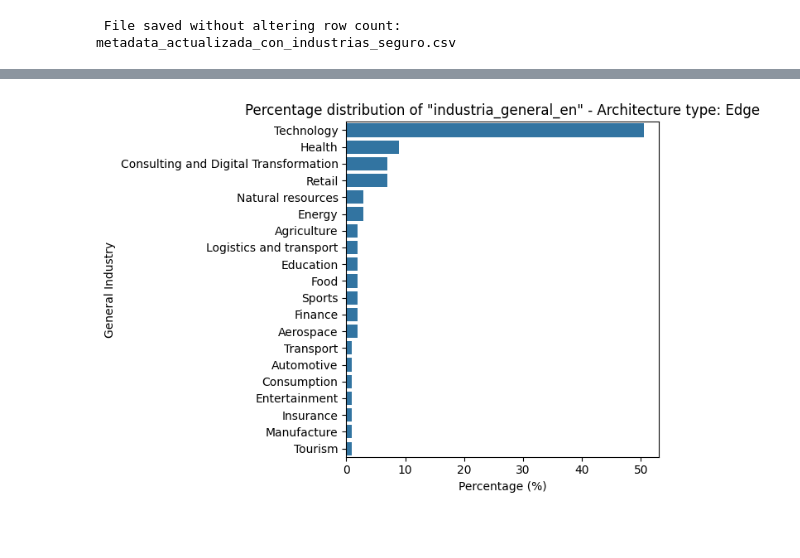
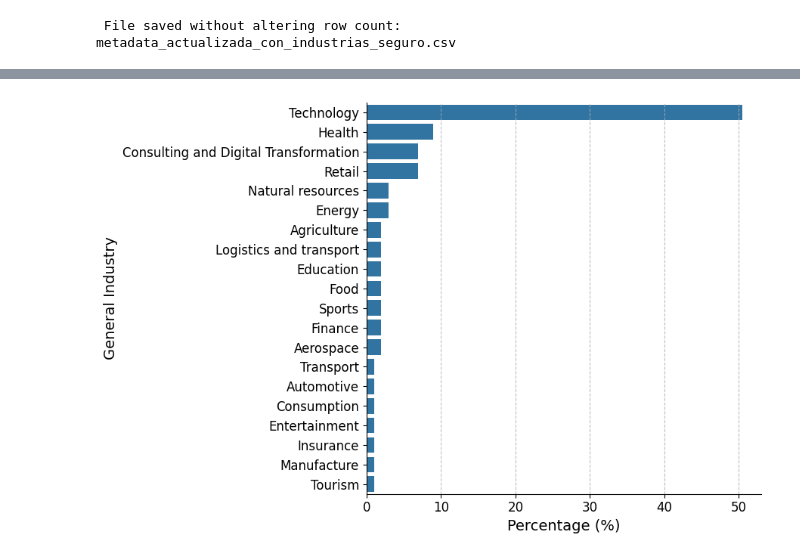
Before and after one commit to disel-espol/hpc-and-edge-cloud-architectures, a Jupyter notebook: hpc_n_edge_clouds_archs_ipynb.ipynb, the cells around one changed output, grey strips where cells are left out. Drawn from its saved outputs; the diff is of its cells as text; code cells hidden in the pictures; blank space fills up the shorter version.

Commit message:
update image
update image

```diff
--- a/hpc_n_edge_clouds_archs_ipynb.ipynb
+++ b/hpc_n_edge_clouds_archs_ipynb.ipynb
@@ -1913,14 +1908,29 @@ print(" File saved without altering row count: metadata_actualizada_con_industri
 import pandas as pd
 import matplotlib.pyplot as plt
 import seaborn as sns
+import matplotlib
+
+# --- Confgs Global ---
+matplotlib.rcParams.update({
+    'font.family': 'DejaVu Sans',
+    'font.size': 10
+})
+
+# --- Cplors per archs ---
+ARCH_COLORS = {
+    "Edge": "#1F77B4",
+    "HPC": "#D62728",
+    "Edge+HPC": "#9467BD",
+    "None": "#FF7F0E"
+}
 
 # --- Load file ---
-metadata_path = '/content/metadata_actualizada_con_industrias_seguro.csv'  # Adjust if necessary
+metadata_path = '/content/metadata_actualizada_con_industrias_seguro.csv'
 df = pd.read_csv(metadata_path)
 
 # --- Ensure required columns ---
 df['tipo_arquitectura'] = df['tipo_arquitectura'].fillna('None')
-df['industria_general_en'] = df['industria_general_en'].fillna('Sin industria')
+df['industria_general_en'] = df['industria_general_en'].fillna('Unknown')
 
 # --- Architecture types ---
 tipos = ['Edge', 'HPC', 'Edge+HPC', 'None']
@@ -1939,31 +1949,67 @@ for tipo in tipos:
     porcentajes_dict[tipo] = porcentaje
 
     # Percentage distribution chart
-    plt.figure(figsize=(7, 5))
-    sns.barplot(x=porcentaje.values, y=porcentaje.index)
-    plt.title(f'Percentage distribution of "industria_general_en" - Architecture type: {tipo}')
+    fig = plt.figure(figsize=(9, 6))
+    sns.barplot(x=porcentaje.values, y=porcentaje.index,
+                color=ARCH_COLORS.get(tipo, "#CCCCCC"))
+
+#    plt.title(f'Percentage distribution of industries - Architecture: {tipo}')
     plt.xlabel('Percentage (%)')
     plt.ylabel('General Industry')
+    plt.grid(axis='x', linestyle='--', alpha=0.8)
     plt.tight_layout()
+    plt.savefig(f'/content/industria_{tipo}_full.eps', format='eps')
     plt.show()
+    plt.close()
 
-    # Top N industries chart
-    top_n = 10
-    plt.figure(figsize=(7,5))
-    sns.barplot(x=porcentaje.head(top_n).values, y=porcentaje.head(top_n).index)
-    plt.title(f'Top {top_n} industries (percentage) - Architecture type: {tipo}')
+    # Add a subplot to the figure, which returns the axes object
+    ax = fig.add_subplot(111) # 111 means 1 row, 1 column, 1st subplot
+
+    # Estética
+    ax.spines['top'].set_visible(False)
+    ax.spines['right'].set_visible(False)
+    ax.spines['left'].set_visible(True)
+    ax.spines['bottom'].set_visible(True)
+    ax.xaxis.grid(True, linestyle='--', alpha=0.5)
+    ax.yaxis.grid(False)
+
+    # ---TOP 5 ---
+    top_n = 5
+    plt.figure(figsize=(4, 4))
+    fig, ax = plt.subplots()
+    sns.barplot(x=porcentaje.head(top_n).values,
+                y=porcentaje.head(top_n).index,
+                color=ARCH_COLORS.get(tipo, "#CCCCCC"))
+
+    # Aesthetics
+    plt.rcParams['axes.spines.left'] = True
+    plt.rcParams['axes.spines.right'] = False
+    plt.rcParams['axes.spines.top'] = False
+    plt.rcParams['axes.spines.bottom'] = True
+    ax.set_ylabel("")
+
+    plt.rc('axes', labelsize=14) # Set label font size
+    plt.rc('xtick', labelsize=12) # Set x-tick label font size
+    plt.rc('ytick', labelsize=12) # Set y-tick label font size
+
+#    plt.title(f'Top {top_n} industries - Architecture: {tipo}')
     plt.xlabel('Percentage (%)')
-    plt.ylabel('General Industry')
+#    plt.ylabel('Industry')
+#    plt.axes().axes.get_yaxis().get_label().set_visible(False)
+    plt.grid(axis='x', linestyle='--', alpha=0.8)
     plt.tight_layout()
+    plt.savefig(f'/content/industria_{tipo}_top5.eps', format='eps')
     plt.show()
+    plt.close()
 
-# --- Display absolute counts table ---
+# --- Export resulting DataFrames ---
 conteos_df = pd.DataFrame(conteos_dict).fillna(0).astype(int)
-print(" Absolute count table by industria_general_en:")
-display(conteos_df)
+porcentajes_df = pd.DataFrame(porcentajes_dict).fillna(0).round(2)
 
-# --- Display percentages table ---
-porcentajes_df = pd.DataFrame(porcentajes_dict).fillna(0).round(2)
-print(" Percentage table by industria_general_en:")
-display(porcentajes_df)
+conteos_df.to_csv('/content/conteos_industrias_por_tipo.csv')
+porcentajes_df.to_csv('/content/porcentajes_industrias_por_tipo.csv')
+
+print(" Archivos exportados:")
+print("- conteos_industrias_por_tipo.csv")
+print("- porcentajes_industrias_por_tipo.csv")
 # %% [output]
@@ -1970 +2017 @@ display(porcentajes_df)
-[figure, old version]
+[figure, new version]
```
Also changed, not shown: parts of 16 cells of this notebook.
